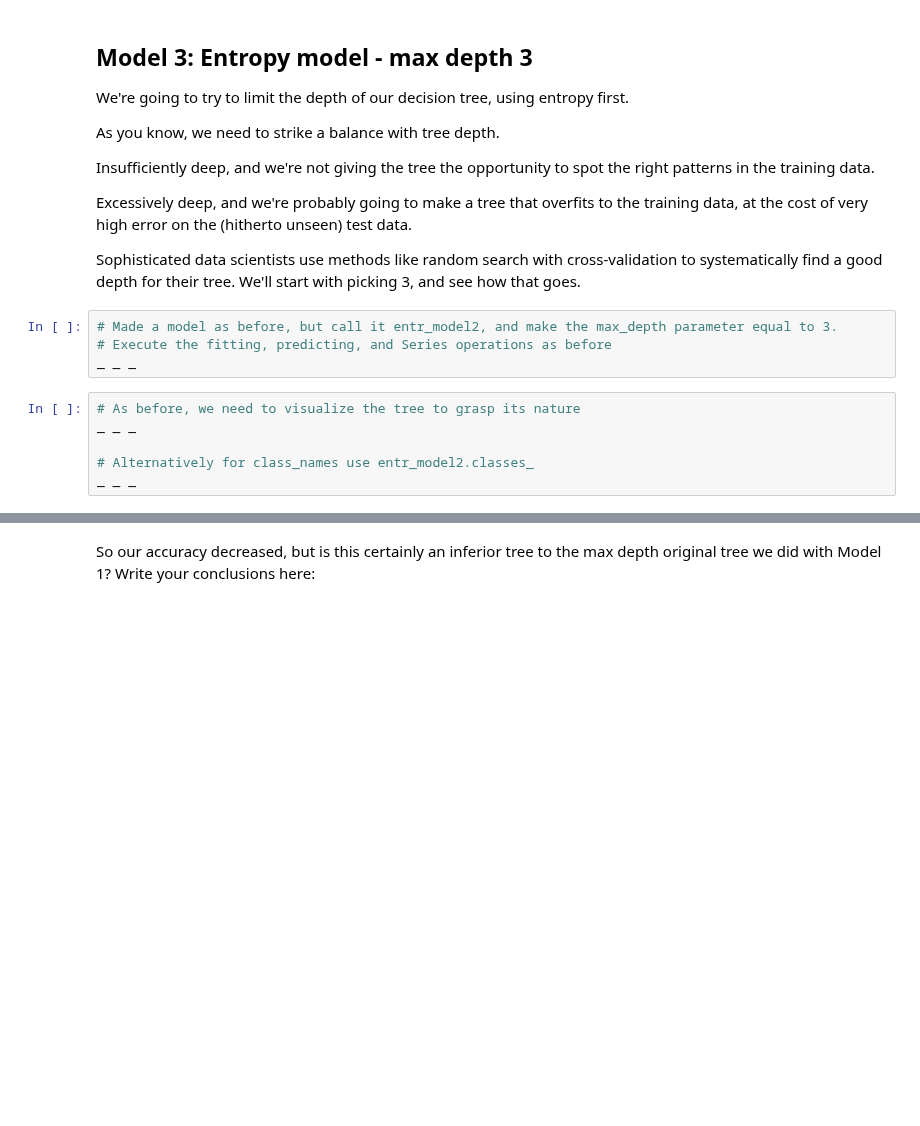
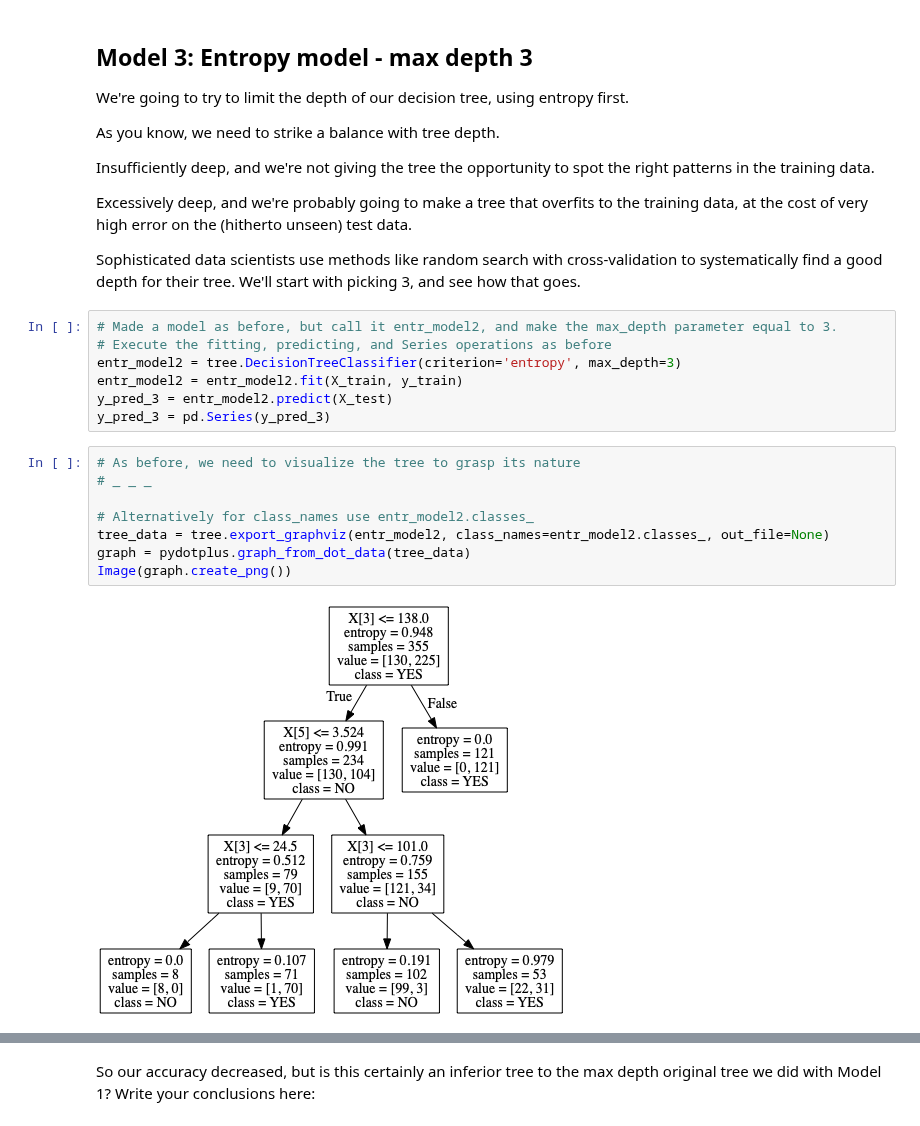
Before and after one commit to dmclark53/Springboard, a Jupyter notebook: RR-Diner-Coffee/Springboard Decision Tree Specialty Coffee Case Study - Tier 3.ipynb, the cells around one changed output, grey strips where cells are left out. Saved outputs shown, nothing was run; the diff lists cells and outputs as text; blank space fills up the shorter version.

```diff
--- a/RR-Diner-Coffee/Springboard Decision Tree Specialty Coffee Case Study - Tier 3.ipynb
+++ b/RR-Diner-Coffee/Springboard Decision Tree Specialty Coffee Case Study - Tier 3.ipynb
@@ -443,13 +507,20 @@ Sophisticated data scientists use methods like random search with cross-validati
 # %%
 # Made a model as before, but call it entr_model2, and make the max_depth parameter equal to 3.
 # Execute the fitting, predicting, and Series operations as before
-_ _ _
+entr_model2 = tree.DecisionTreeClassifier(criterion='entropy', max_depth=3)
+entr_model2 = entr_model2.fit(X_train, y_train)
+y_pred_3 = entr_model2.predict(X_test)
+y_pred_3 = pd.Series(y_pred_3)
 # %%
 # As before, we need to visualize the tree to grasp its nature
-_ _ _
+# _ _ _
 
 # Alternatively for class_names use entr_model2.classes_
-_ _ _
+tree_data = tree.export_graphviz(entr_model2, class_names=entr_model2.classes_, out_file=None)
+graph = pydotplus.graph_from_dot_data(tree_data)
+Image(graph.create_png())
+# %% [output]
+[figure, added]
 # %%
 # Run this block for model evaluation
 print("Model Entropy model max depth 3")
```
Also changed, not shown: parts of 23 cells of this notebook.
